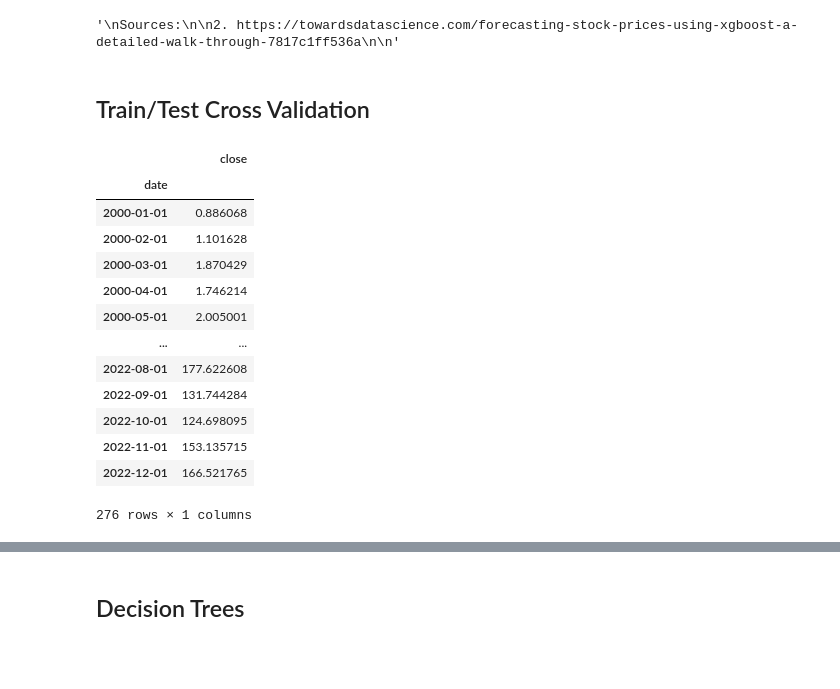
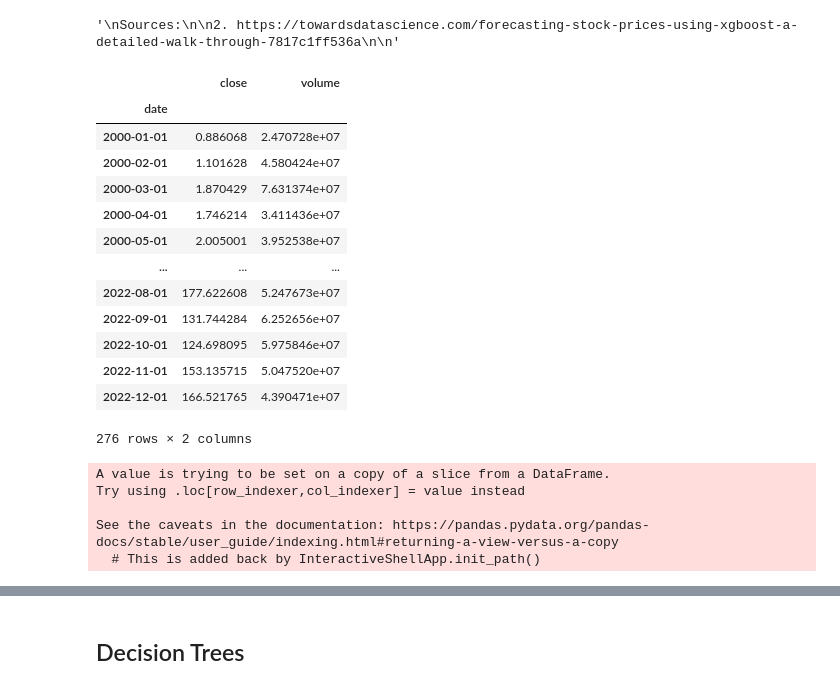
Before and after one commit to IllegalOpcode007/mlForecast, a Jupyter notebook: sklearnForecast.ipynb, the cells around one changed output, grey strips where cells are left out. Saved outputs shown, nothing was run; the diff lists cells and outputs as text; code cells hidden in the pictures; blank space fills up the shorter version.

```diff
--- a/sklearnForecast.ipynb
+++ b/sklearnForecast.ipynb
@@ -116,26 +117,42 @@ df = nvda_df.copy()
 df["qqq_close"] = qqq_df["close"]
 df["spy_close"] = spy_df["close"]
 df["vti_close"] = vti_df["close"]
-# %% [markdown]
-## Train/Test Cross Validation
 # %%
 feature_df = create_features(df)
-TARGET = ["close"] # , "vti_close"
+TARGET = ["close", "volume"] # , "vti_close"
 time_based_features = []# ["quarter", "month", "year"]
 feature_df = feature_df[TARGET + time_based_features]
 feature_df
 # %% [output]
-|  | close |
-| date |  |
-| 2000-01-01 | 0.886068 |
-| 2000-02-01 | 1.101628 |
-| 2000-03-01 | 1.870429 |
-| 2000-04-01 | 1.746214 |
-| 2000-05-01 | 2.005001 |
-| ... | ... |
-| 2022-08-01 | 177.622608 |
-| 2022-09-01 | 131.744284 |
-| 2022-10-01 | 124.698095 |
-| 2022-11-01 | 153.135715 |
-| 2022-12-01 | 166.521765 |
+|  | close | volume |
+| date |  |  |
+| 2000-01-01 | 0.886068 | 2.470728e+07 |
+| 2000-02-01 | 1.101628 | 4.580424e+07 |
+| 2000-03-01 | 1.870429 | 7.631374e+07 |
+| 2000-04-01 | 1.746214 | 3.411436e+07 |
+| 2000-05-01 | 2.005001 | 3.952538e+07 |
+| ... | ... | ... |
+| 2022-08-01 | 177.622608 | 5.247673e+07 |
+| 2022-09-01 | 131.744284 | 6.252656e+07 |
+| 2022-10-01 | 124.698095 | 5.975846e+07 |
+| 2022-11-01 | 153.135715 | 5.047520e+07 |
+| 2022-12-01 | 166.521765 | 4.390471e+07 |
-276 rows × 1 columns
+276 rows × 2 columns
+# %%
+num_lags = 12
+lagged_df, feature_lst = add_lags(feature_df, num_lags, ['close']) # Create lags
+lagged_df['y'] = lagged_df['close'].shift(-1) # Create our target
+if num_lags:
+    lagged_df = lagged_df.dropna(axis=0) # Drop all NaNs (NaNs from lags and NaNs from deriving target 'y')
+train_size = round(len(lagged_df)*.80)
+train = lagged_df[:train_size]
+test = lagged_df[train_size:]
+if not num_lags:
+    test = test.drop(test.tail(1).index) # Drop last row from deriving 'y' if lags are not to be created
+test['baseline_pred'] = test['close'] # Baseline -> input = output
+# %% [output]
+A value is trying to be set on a copy of a slice from a DataFrame.
+Try using .loc[row_indexer,col_indexer] = value instead
+
+See the caveats in the documentation: https://pandas.pydata.org/pandas-docs/stable/user_guide/indexing.html#returning-a-view-versus-a-copy
+  # This is added back by InteractiveShellApp.init_path()
```
Also changed, not shown: parts of 13 cells of this notebook.
